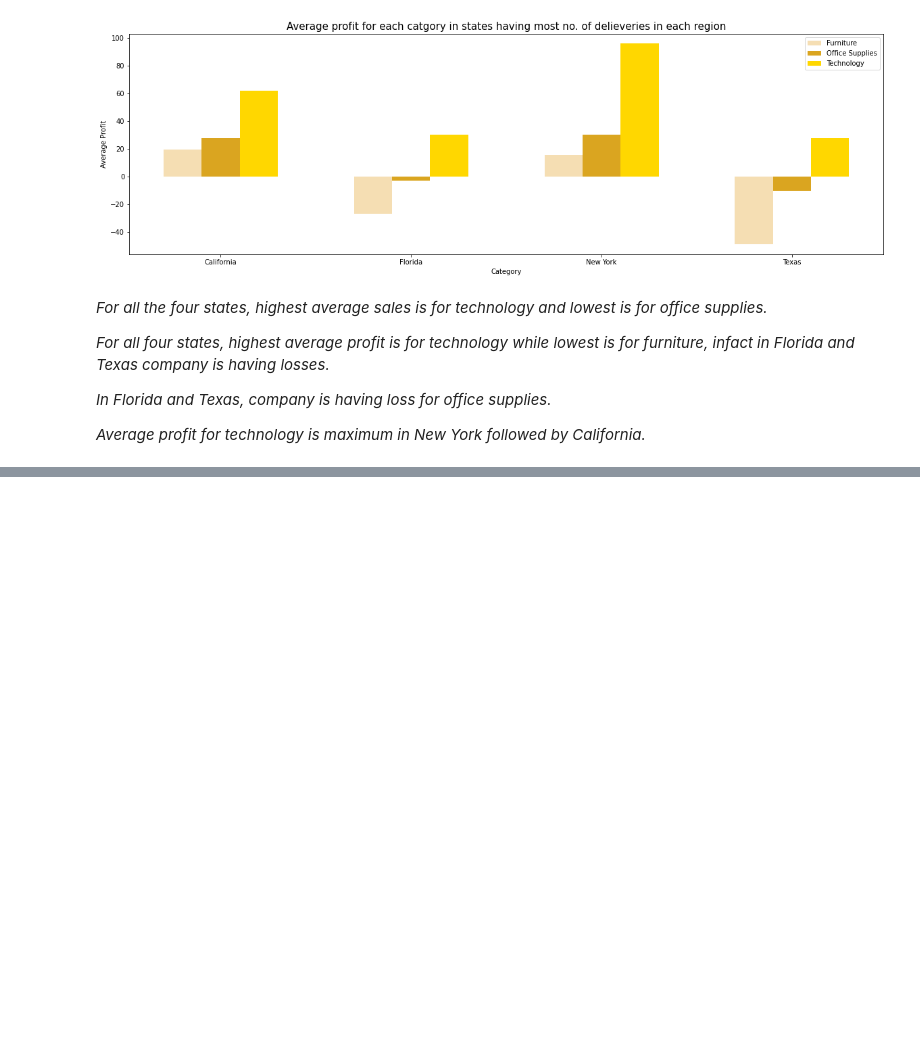
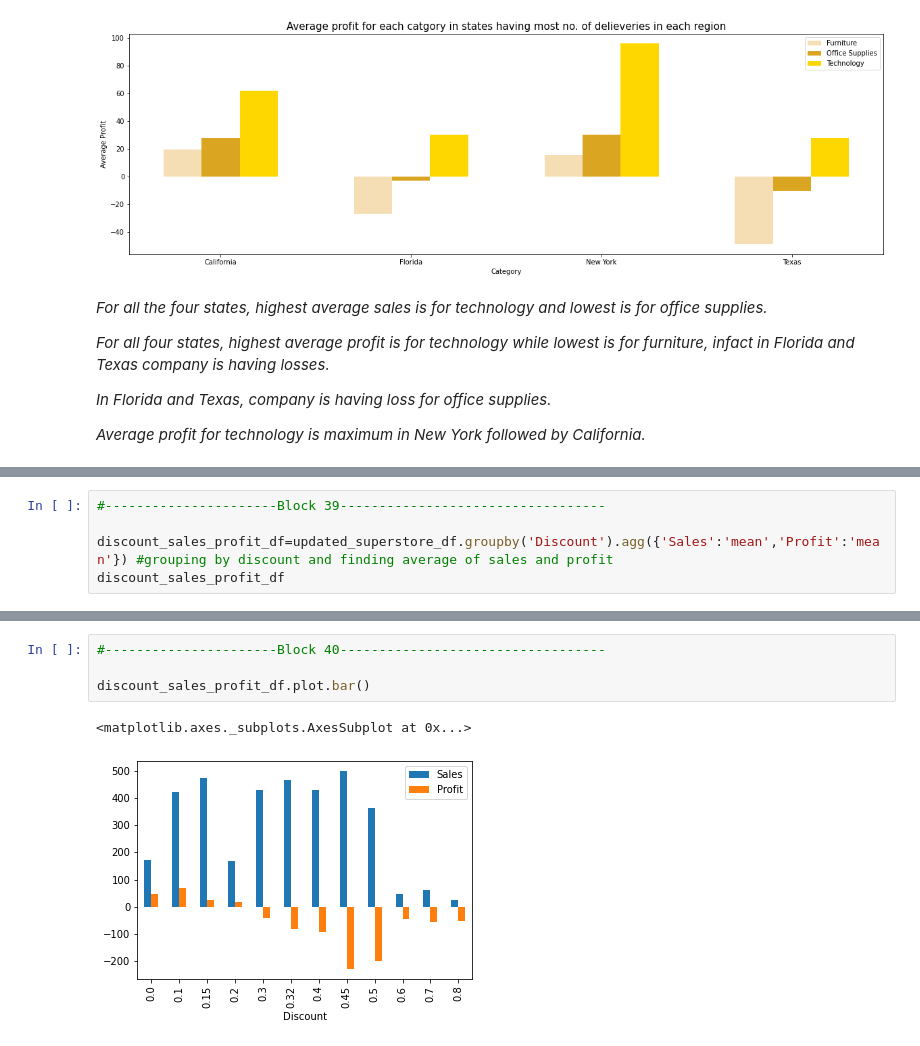
Before and after one commit to kiran9615/EDA_on_Sample_Superstore, a Jupyter notebook: task_3_EDA_on_Sample_Superstore.ipynb, the cells around one changed output, grey strips where cells are left out. Cells and saved outputs as stored; diff of their text form; blank space fills up the shorter version.

```diff
--- a/task_3_EDA_on_Sample_Superstore.ipynb
+++ b/task_3_EDA_on_Sample_Superstore.ipynb
@@ -697,0 +757,5 @@ plt.show()
+# %%
+#----------------------Block 39----------------------------------
+
+discount_sales_profit_df=updated_superstore_df.groupby('Discount').agg({'Sales':'mean','Profit':'mean'}) #grouping by discount and finding average of sales and profit
+discount_sales_profit_df
@@ -697,0 +777,7 @@ plt.show()
+# %%
+#----------------------Block 40----------------------------------
+
+discount_sales_profit_df.plot.bar()
+# %% [output]
+<matplotlib.axes._subplots.AxesSubplot at 0x...>
+[figure, added]
```
Also changed, not shown: parts of 17 cells of this notebook.
